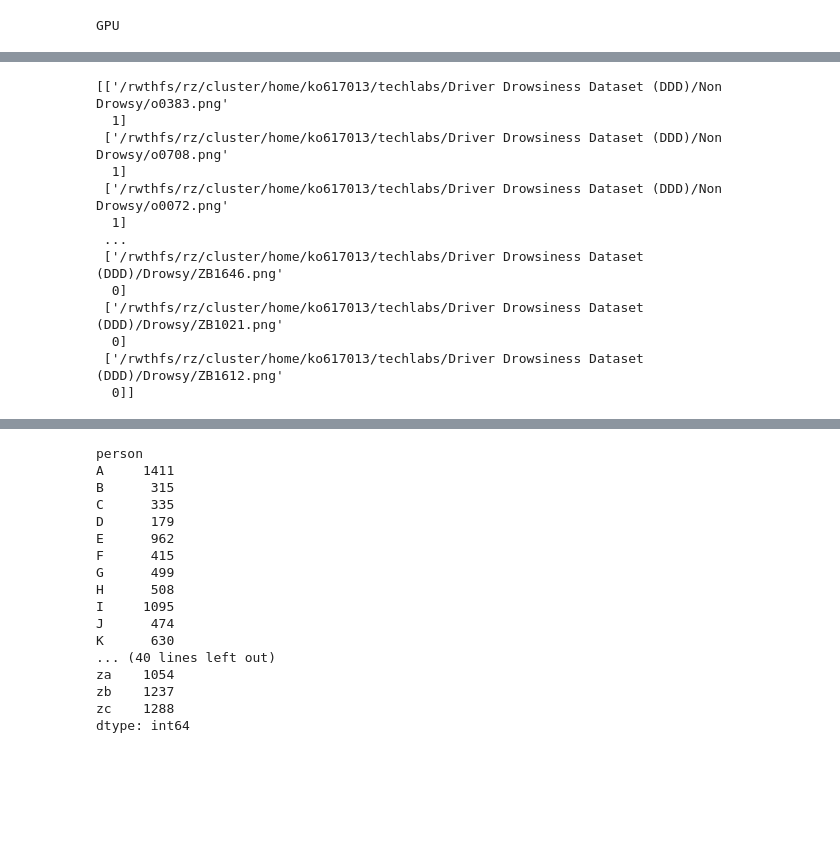
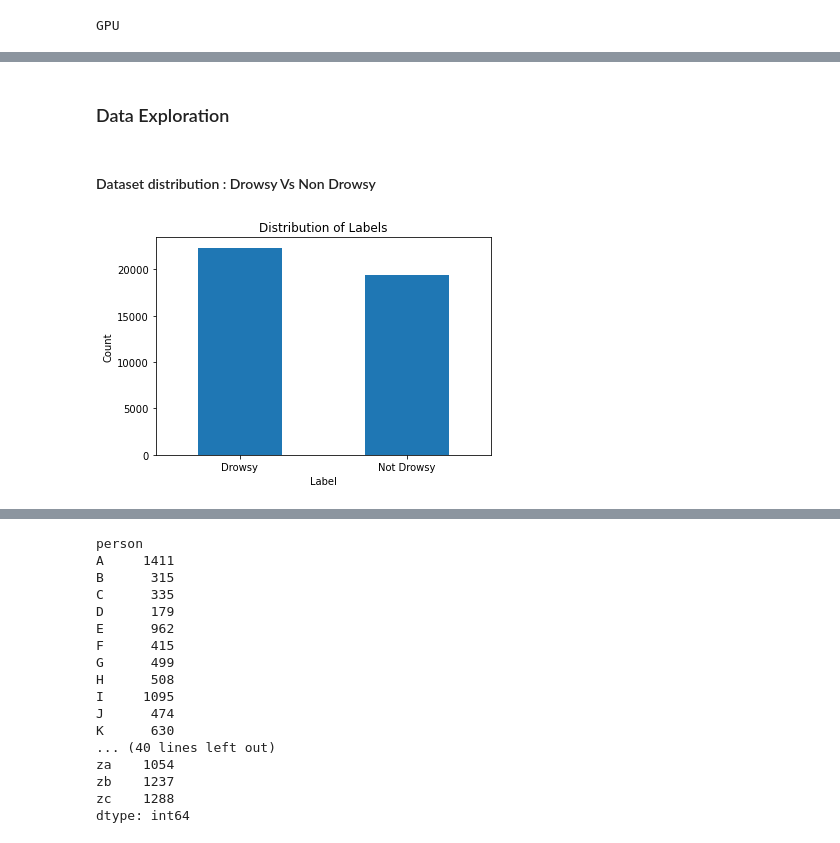
Before and after one commit to mattac22/TechLabs_DriverDrowsinessDetection, a Jupyter notebook: CNN_approach_DDD.ipynb, the cells around one changed output, grey strips where cells are left out. Saved outputs shown, nothing was run; the diff lists cells and outputs as text; code cells hidden in the pictures; blank space fills up the shorter version.

```diff
--- a/CNN_approach_DDD.ipynb
+++ b/CNN_approach_DDD.ipynb
@@ -210,18 +132,14 @@ testTO
-# %%
-
-
-print(testTO)
-# %% [output]
-[['/rwthfs/rz/cluster/home/ko617013/techlabs/Driver Drowsiness Dataset (DDD)/Non Drowsy/o0383.png'
-  1]
- ['/rwthfs/rz/cluster/home/ko617013/techlabs/Driver Drowsiness Dataset (DDD)/Non Drowsy/o0708.png'
-  1]
- ['/rwthfs/rz/cluster/home/ko617013/techlabs/Driver Drowsiness Dataset (DDD)/Non Drowsy/o0072.png'
-  1]
- ...
- ['/rwthfs/rz/cluster/home/ko617013/techlabs/Driver Drowsiness Dataset (DDD)/Drowsy/ZB1646.png'
-  0]
- ['/rwthfs/rz/cluster/home/ko617013/techlabs/Driver Drowsiness Dataset (DDD)/Drowsy/ZB1021.png'
-  0]
- ['/rwthfs/rz/cluster/home/ko617013/techlabs/Driver Drowsiness Dataset (DDD)/Drowsy/ZB1612.png'
-  0]]
+# %% [markdown]
+### Data Exploration
+# %% [markdown]
+#### Dataset distribution : Drowsy Vs Non Drowsy
+# %%
+# Plot the distribution of labels
+df['label'].value_counts().plot(kind='bar')
+plt.title('Distribution of Labels')
+plt.xlabel('Label')
+plt.ylabel('Count')
+plt.xticks(ticks=[0, 1], labels=['Drowsy', 'Not Drowsy'], rotation=0)
+plt.show()
+# %% [output]
+[figure, added]
```
Also changed, not shown: parts of 54 cells of this notebook.
